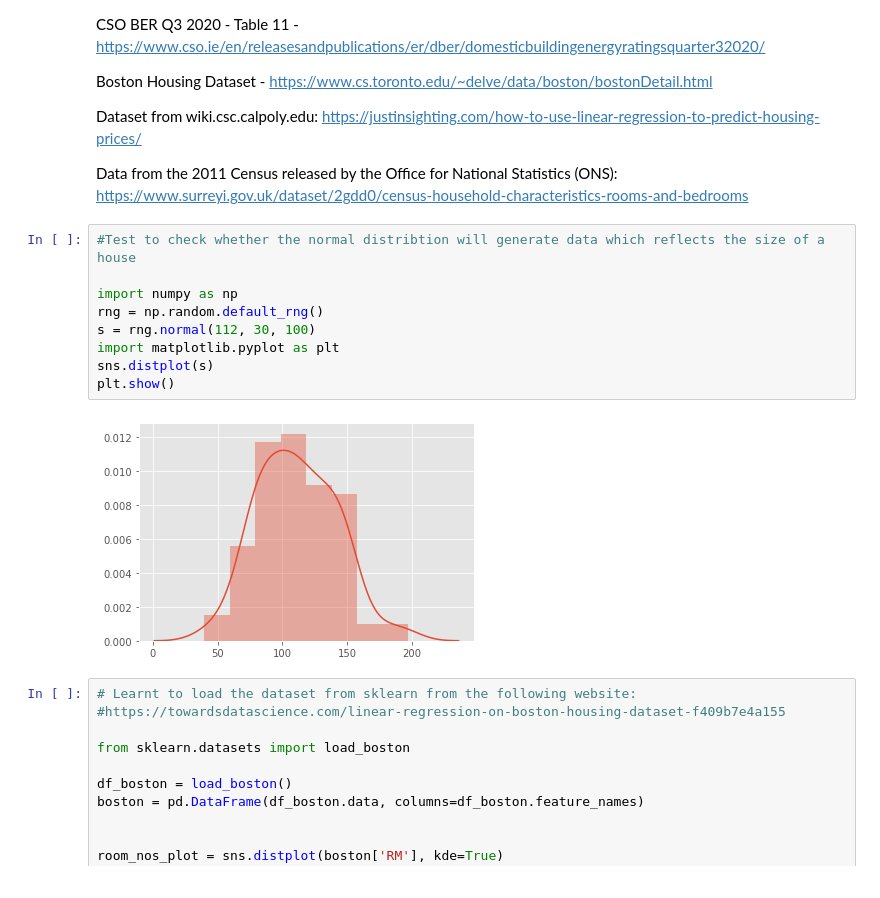
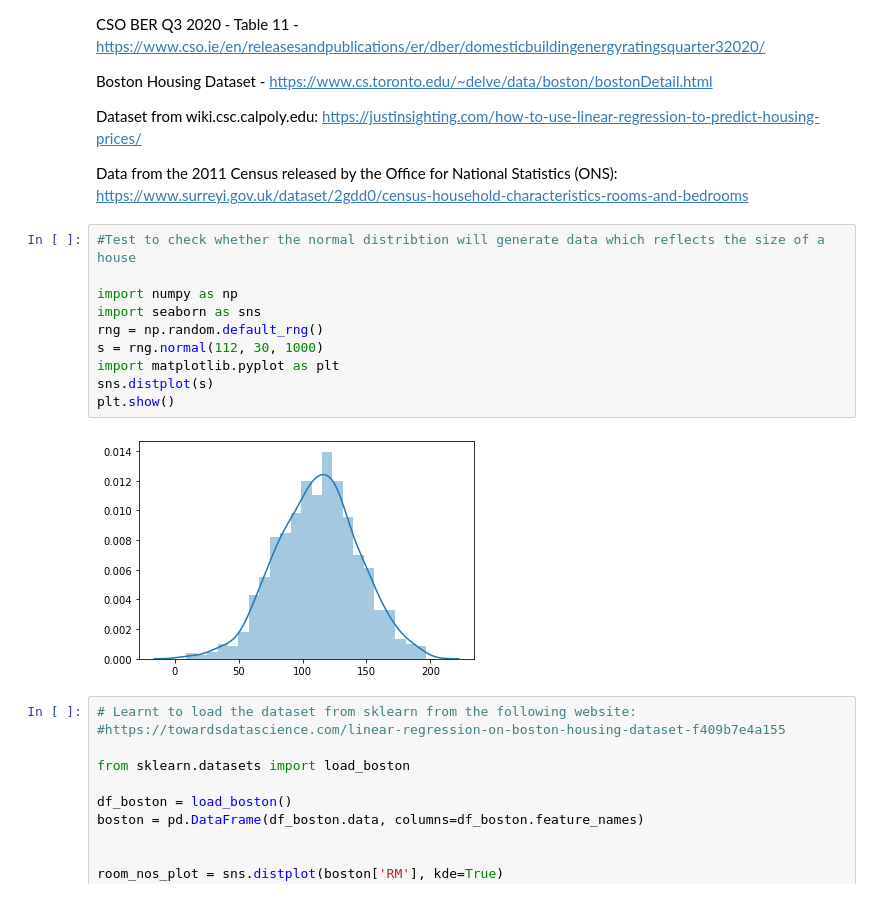
Before and after one commit to dssheldon/ProgDA-Project-SDS, a Jupyter notebook: ProgDA-Project-SDS.ipynb, the cells around one changed output. Saved outputs shown, nothing was run; the diff lists cells and outputs as text.

```diff
--- a/ProgDA-Project-SDS.ipynb
+++ b/ProgDA-Project-SDS.ipynb
@@ -506,14 +539,15 @@ Data from the 2011 Census released by the Office for National Statistics (ONS):
 # %%
 #Test to check whether the normal distribtion will generate data which reflects the size of a house
 
 import numpy as np
+import seaborn as sns
 rng = np.random.default_rng()
-s = rng.normal(112, 30, 100)
+s = rng.normal(112, 30, 1000)
 import matplotlib.pyplot as plt
 sns.distplot(s)
 plt.show()
 # %% [output]
-[figure, old version]
+[figure, new version]
 # %%
 # Learnt to load the dataset from sklearn from the following website:
 #https://towardsdatascience.com/linear-regression-on-boston-housing-dataset-f409b7e4a155
```
Also changed, not shown: parts of 4 cells of this notebook.
